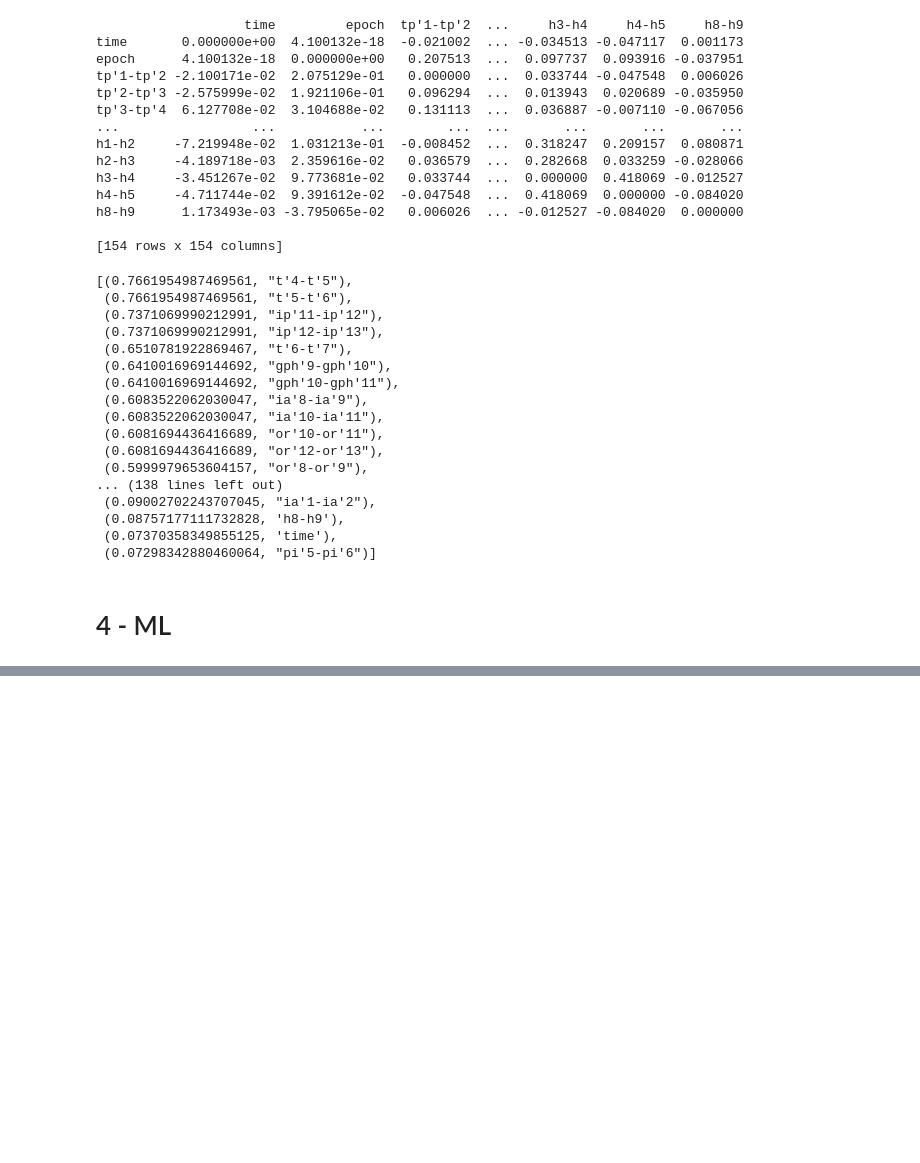
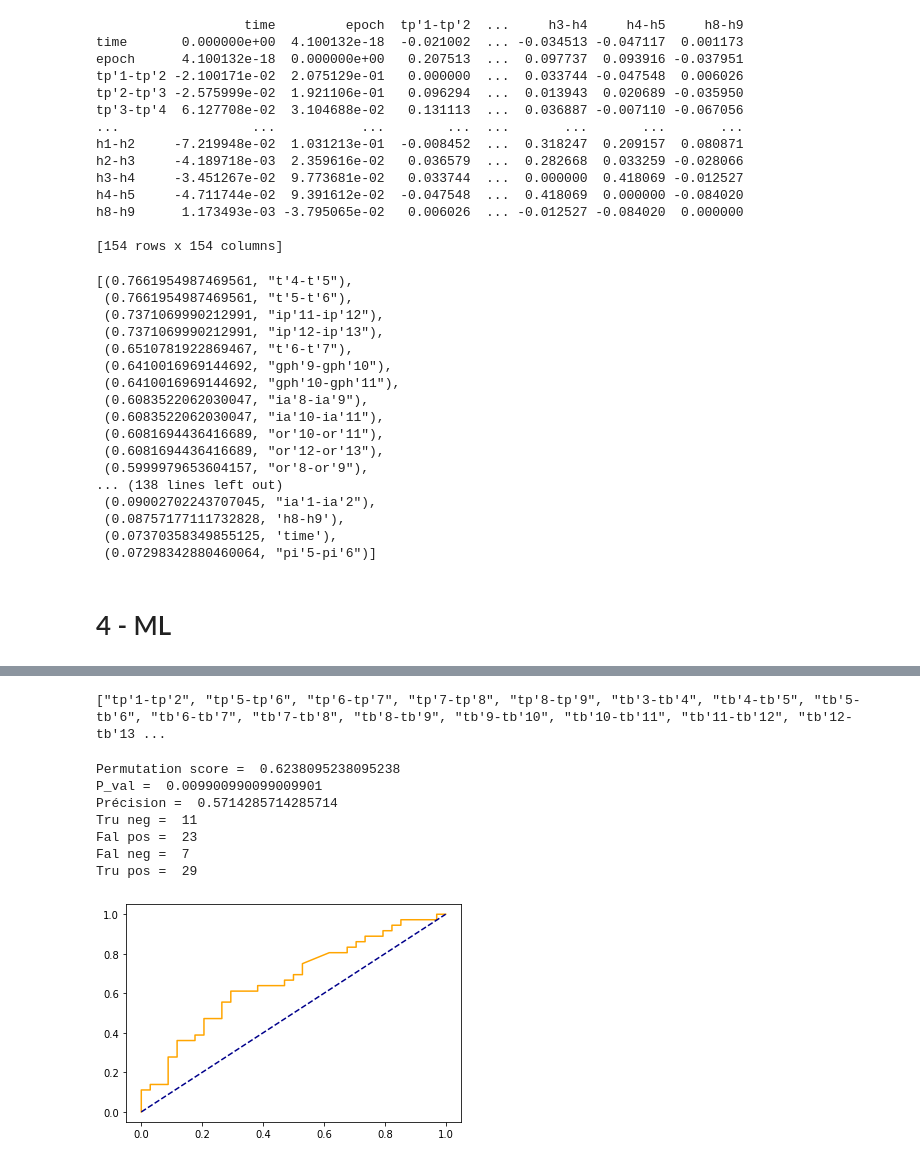
Before and after one commit to jb-chaudron/inet-vanilla, a Jupyter notebook: Copie_de_syst_comp.ipynb, the cells around one changed output, grey strips where cells are left out. Drawn from its saved outputs; the diff is of its cells as text; code cells hidden in the pictures; blank space fills up the shorter version.

```diff
--- a/Copie_de_syst_comp.ipynb
+++ b/Copie_de_syst_comp.ipynb
@@ -693,6 +706,11 @@ def lou(G,pos):
   #pos = nx.drawing.layout.spring_layout(g_err)
   plot_network_clusters(G, louv_clust, pos)
   plt.show()
+# %%
+pos = nx.drawing.layout.spring_layout(g_err)
+for i in g_ep_su:
+  for j in nx.connected_components(i):
+    print(len(j))
 # %%
 print(nbg_err.nodes.data(data="community"))
 print("coucou",np.unique([x[1][0] for x in nbg_err.nodes.data(data="community") if not x[1] is None]))
@@ -1055,3 +1072,9 @@ sorted(li_s[0],key=lambda a: a[0],reverse=True)
  (0.07298342880460064, "pi'5-pi'6")]
 # %% [markdown]
 # 4 - ML
+# %%
+a = np.arange(27).reshape(3,9)
+print(a)
+rng = np.random.default_rng()
+b = rng.permutation(a,axis=1)
+print(b)
@@ -1057,0 +1088,2 @@ sorted(li_s[0],key=lambda a: a[0],reverse=True)
+# %%
+con = ep.info["ch_names"]
@@ -1057,0 +1141,4 @@ sorted(li_s[0],key=lambda a: a[0],reverse=True)
+# %%
+print(ep.info["ch_names"])
+# %% [output]
+["tp'1-tp'2", "tp'5-tp'6", "tp'6-tp'7", "tp'7-tp'8", "tp'8-tp'9", "tb'3-tb'4", "tb'4-tb'5", "tb'5-tb'6", "tb'6-tb'7", "tb'7-tb'8", "tb'8-tb'9", "tb'9-tb'10", "tb'10-tb'11", "tb'11-tb'12", "tb'12-tb'13 ...
@@ -1057,0 +1169,62 @@ sorted(li_s[0],key=lambda a: a[0],reverse=True)
+# %%
+for i in g_ep_er:
+  for c in nx.connected_components(i):
+    print(len(c))
+# %%
+from sklearn.model_selection import permutation_test_score, train_test_split
+from sklearn.metrics import accuracy_score, confusion_matrix, roc_curve, balanced_accuracy_score
+from cdlib.algorithms import louvain
+from cdlib.viz import plot_network_clusters
+from sklearn.model_selection import train_test_split, GridSearchCV
+from sklearn import svm
+
+# 1) On détermine 200 noeuds qui seront tiré des réseaux erreurs et succès
+#X_err = [[1 if i in nbg_err[x] else 0 for i in con] for x in random.choices([x for x in con if x in nbg_err.nodes()],k=100)]
+#X_succ = [[nbg_err[x][i]["weight"] if i in nbg_succ[x] else 0 for i in con] for x in random.choices([x for x in con if x in nbg_succ.nodes()],k=100)]
+X_err = [[nbg_err[x][i]["weight"] if i in nbg_err[x] else 0 for i in con] for x in nbg_err.nodes()]
+X_succ = [[nbg_succ[x][i]["weight"] if i in nbg_succ[x] else 0 for i in con] for x in nbg_succ.nodes()]
+l = [1 if x < len(X_err) else 0 for x in range(len(X_err)+len(X_succ))]
+X= X_err+X_succ
+
+# 2) On fit le svm
+Cs = [0.001, 0.01, 0.1, 1, 10]
+gammas = [0.001, 0.01, 0.1, 1]
+scal = [1/(len(X[0])*np.var(X))]
+gammas += scal
+kerns = ('linear','rbf')
+parameters = {'kernel':('linear', 'rbf'), 'C':Cs,'gamma':gammas}
+
+#Optimisation des Hyper-paramètres
+sv = svm.SVC(probability=True)
+clfCV = GridSearchCV(sv,parameters,scoring='balanced_accuracy')
+clfCV.fit(X,l)
+clf = clfCV.best_estimator_ #Retourne un SVM ayant les meilleurs paramètres trouvé
+
+
+score, perm, p_val = permutation_test_score(clf,X,l)
+print("Permutation score = ",score)
+print("P_val = ",p_val)
+X_train, X_test, y_train, y_test = train_test_split(X,l,test_size=0.33,random_state=42)
+clf.fit(X_train,y_train)
+print("Précision = ",accuracy_score(y_test,clf.predict(X_test)))
+prec = confusion_matrix(y_test,clf.predict(X_test))
+print('Tru neg = ',prec[0][0])
+print('Fal pos = ',prec[0][1])
+print('Fal neg = ',prec[1][0])
+print('Tru pos = ',prec[1][1])
+
+pb = clf.predict_proba(X_test)
+pb = pb[:,1]
+fper, tper, thersh = roc_curve(y_test,pb)
+plt.plot(fper,tper,color='orange',label='ROC')
+plt.plot([0,1],[0,1],color='darkblue',linestyle='--')
+plt.show()
+# %% [output]
+Permutation score =  0.6238095238095238
+P_val =  0.009900990099009901
+Précision =  0.5714285714285714
+Tru neg =  11
+Fal pos =  23
+Fal neg =  7
+Tru pos =  29
+[figure, added]
```
Also changed, not shown: parts of 21 cells of this notebook.
